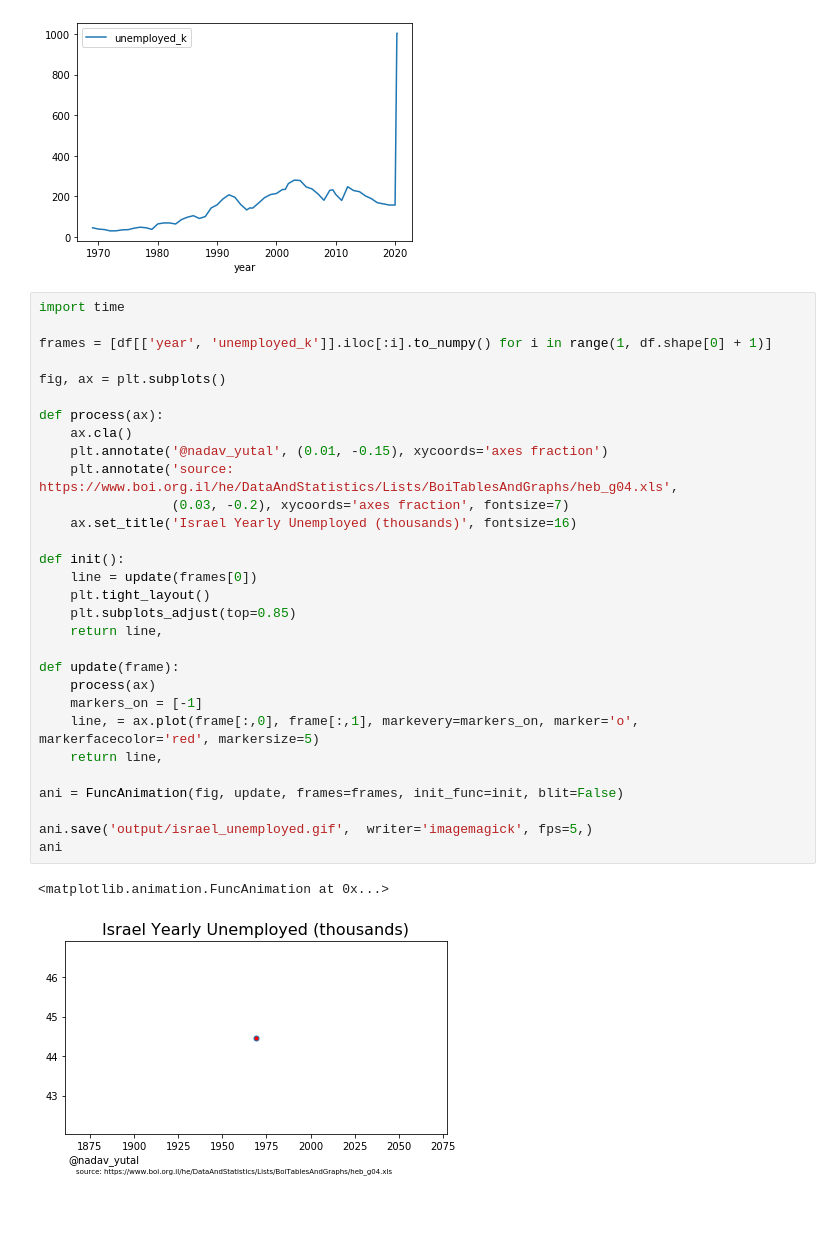
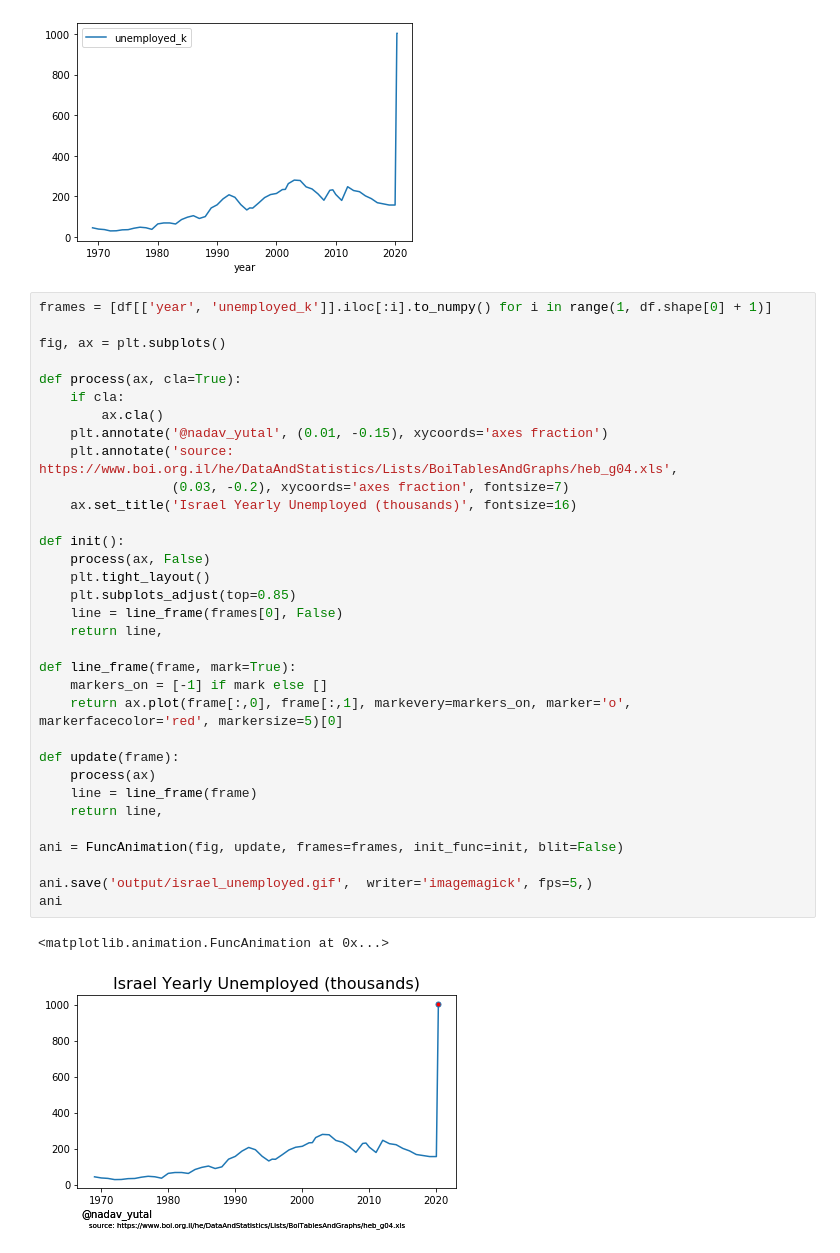
Before and after one commit to nyutal/covid19_israel_unemployed, a Jupyter notebook: corona_unemployed.ipynb, the cells around one changed output. Drawn from its saved outputs; the diff is of its cells as text; blank space fills up the shorter version.

```diff
--- a/corona_unemployed.ipynb
+++ b/corona_unemployed.ipynb
@@ -65,35 +67,38 @@ df.plot(x='year', y='unemployed_k')
 <matplotlib.axes._subplots.AxesSubplot at 0x...>
 [figure]
 # %%
-import time
-
 frames = [df[['year', 'unemployed_k']].iloc[:i].to_numpy() for i in range(1, df.shape[0] + 1)]
 
 fig, ax = plt.subplots()
 
-def process(ax):
-    ax.cla()
+def process(ax, cla=True):
+    if cla:
+        ax.cla()
     plt.annotate('@nadav_yutal', (0.01, -0.15), xycoords='axes fraction')
     plt.annotate('source: https://www.boi.org.il/he/DataAndStatistics/Lists/BoiTablesAndGraphs/heb_g04.xls',
                  (0.03, -0.2), xycoords='axes fraction', fontsize=7)
     ax.set_title('Israel Yearly Unemployed (thousands)', fontsize=16)
 
 def init():
-    line = update(frames[0])
+    process(ax, False)
     plt.tight_layout()
     plt.subplots_adjust(top=0.85)
+    line = line_frame(frames[0], False)
     return line,
+
+def line_frame(frame, mark=True):
+    markers_on = [-1] if mark else []
+    return ax.plot(frame[:,0], frame[:,1], markevery=markers_on, marker='o', markerfacecolor='red', markersize=5)[0]
 
 def update(frame):
     process(ax)
-    markers_on = [-1]
-    line, = ax.plot(frame[:,0], frame[:,1], markevery=markers_on, marker='o', markerfacecolor='red', markersize=5)
+    line = line_frame(frame)
     return line,
 
 ani = FuncAnimation(fig, update, frames=frames, init_func=init, blit=False)
 
 ani.save('output/israel_unemployed.gif',  writer='imagemagick', fps=5,)
 ani
 # %% [output]
 <matplotlib.animation.FuncAnimation at 0x...>
-[figure, old version]
+[figure, new version]
```
Also changed, not shown: parts of 1 cell of this notebook, 1 other file.
